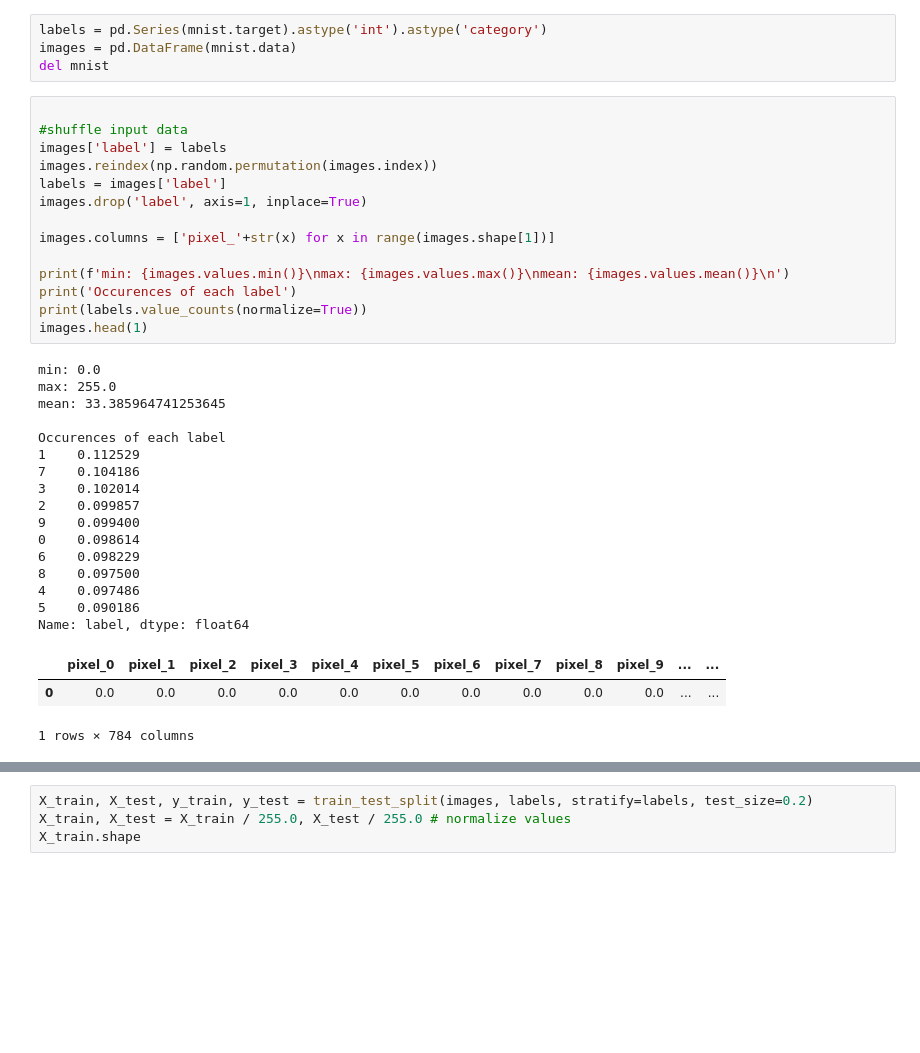
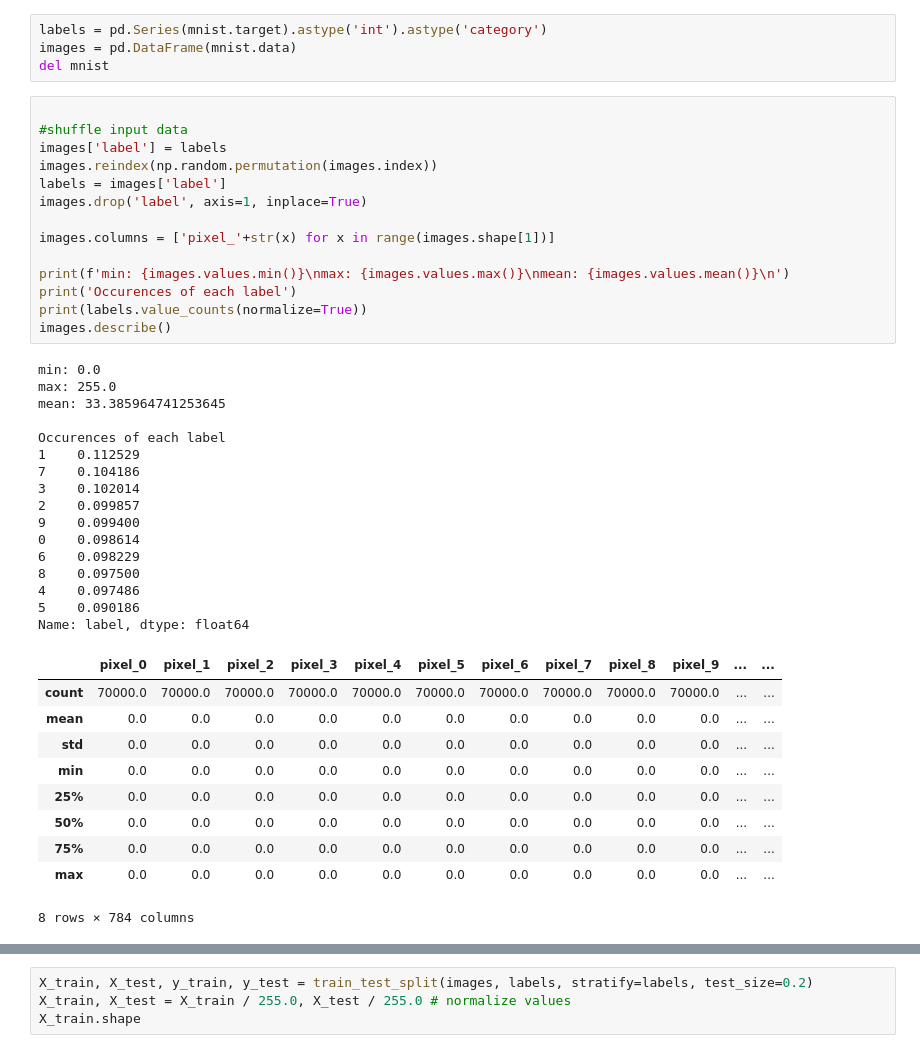
Before and after one commit to swierczj/RandomForest, a Jupyter notebook: comparison.ipynb, the cells around one changed output, grey strips where cells are left out. Drawn from its saved outputs; the diff is of its cells as text; blank space fills up the shorter version.

```diff
--- a/comparison.ipynb
+++ b/comparison.ipynb
@@ -18,36 +18,43 @@ del mnist
 
 #shuffle input data
 images['label'] = labels
 images.reindex(np.random.permutation(images.index))
 labels = images['label']
 images.drop('label', axis=1, inplace=True)
 
 images.columns = ['pixel_'+str(x) for x in range(images.shape[1])]
 
 print(f'min: {images.values.min()}\nmax: {images.values.max()}\nmean: {images.values.mean()}\n')
 print('Occurences of each label')
 print(labels.value_counts(normalize=True))
-images.head(1)
+images.describe()
 # %% [output]
 min: 0.0
 max: 255.0
 mean: 33.385964741253645
 
 Occurences of each label
 1    0.112529
 7    0.104186
 3    0.102014
 2    0.099857
 9    0.099400
 0    0.098614
 6    0.098229
 8    0.097500
 4    0.097486
 5    0.090186
 Name: label, dtype: float64
 |  | pixel_0 | pixel_1 | pixel_2 | pixel_3 | pixel_4 | pixel_5 | pixel_6 | pixel_7 | pixel_8 | pixel_9 | ... | ... |
-| 0 | 0.0 | 0.0 | 0.0 | 0.0 | 0.0 | 0.0 | 0.0 | 0.0 | 0.0 | 0.0 | ... | ... |
+| count | 70000.0 | 70000.0 | 70000.0 | 70000.0 | 70000.0 | 70000.0 | 70000.0 | 70000.0 | 70000.0 | 70000.0 | ... | ... |
+| mean | 0.0 | 0.0 | 0.0 | 0.0 | 0.0 | 0.0 | 0.0 | 0.0 | 0.0 | 0.0 | ... | ... |
+| std | 0.0 | 0.0 | 0.0 | 0.0 | 0.0 | 0.0 | 0.0 | 0.0 | 0.0 | 0.0 | ... | ... |
+| min | 0.0 | 0.0 | 0.0 | 0.0 | 0.0 | 0.0 | 0.0 | 0.0 | 0.0 | 0.0 | ... | ... |
+| 25% | 0.0 | 0.0 | 0.0 | 0.0 | 0.0 | 0.0 | 0.0 | 0.0 | 0.0 | 0.0 | ... | ... |
+| 50% | 0.0 | 0.0 | 0.0 | 0.0 | 0.0 | 0.0 | 0.0 | 0.0 | 0.0 | 0.0 | ... | ... |
+| 75% | 0.0 | 0.0 | 0.0 | 0.0 | 0.0 | 0.0 | 0.0 | 0.0 | 0.0 | 0.0 | ... | ... |
+| max | 0.0 | 0.0 | 0.0 | 0.0 | 0.0 | 0.0 | 0.0 | 0.0 | 0.0 | 0.0 | ... | ... |
-1 rows × 784 columns
+8 rows × 784 columns
 # %%
 # 784 columns correspond to 28x28 image
 random_sample = random.randrange(0, 70000)
```
Also changed, not shown: parts of 2 cells of this notebook, 1 other file.
